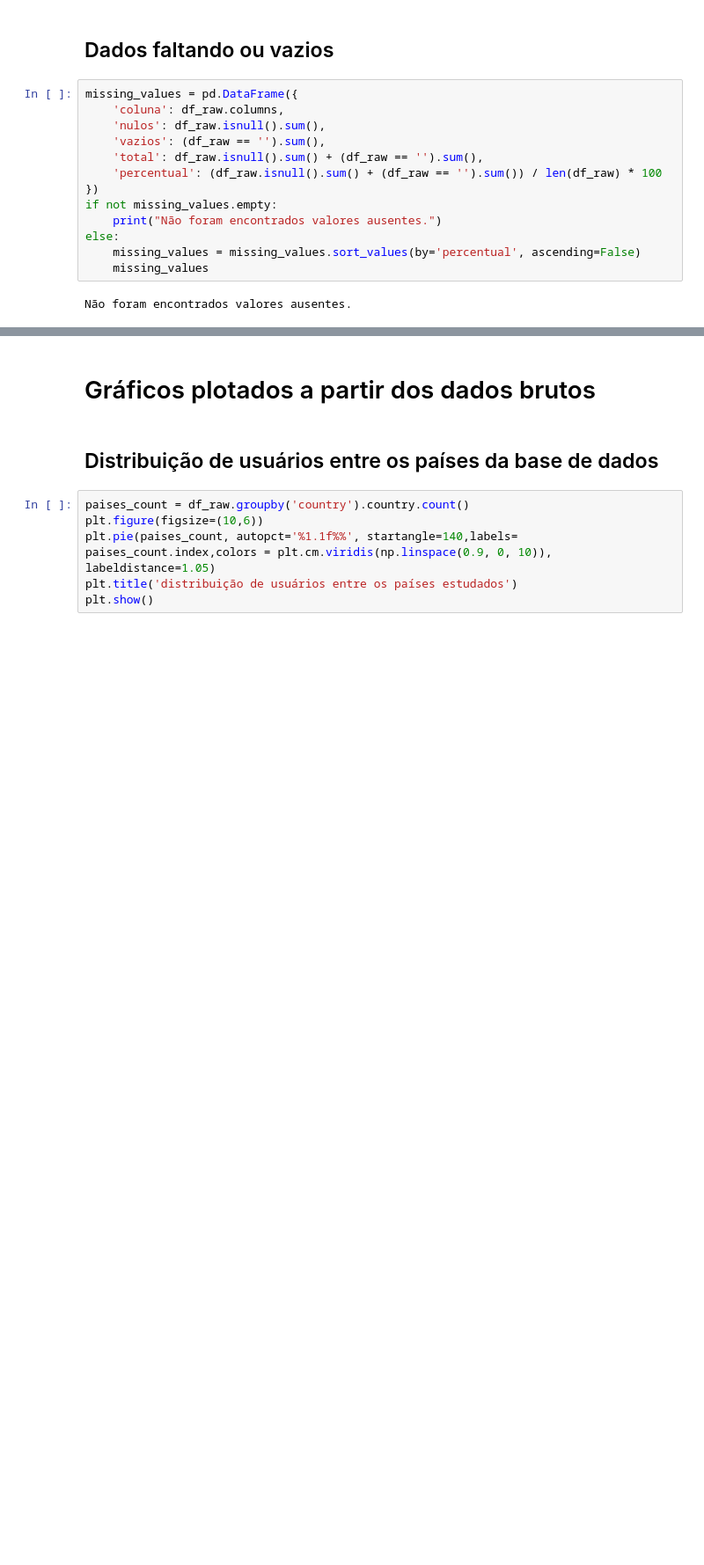
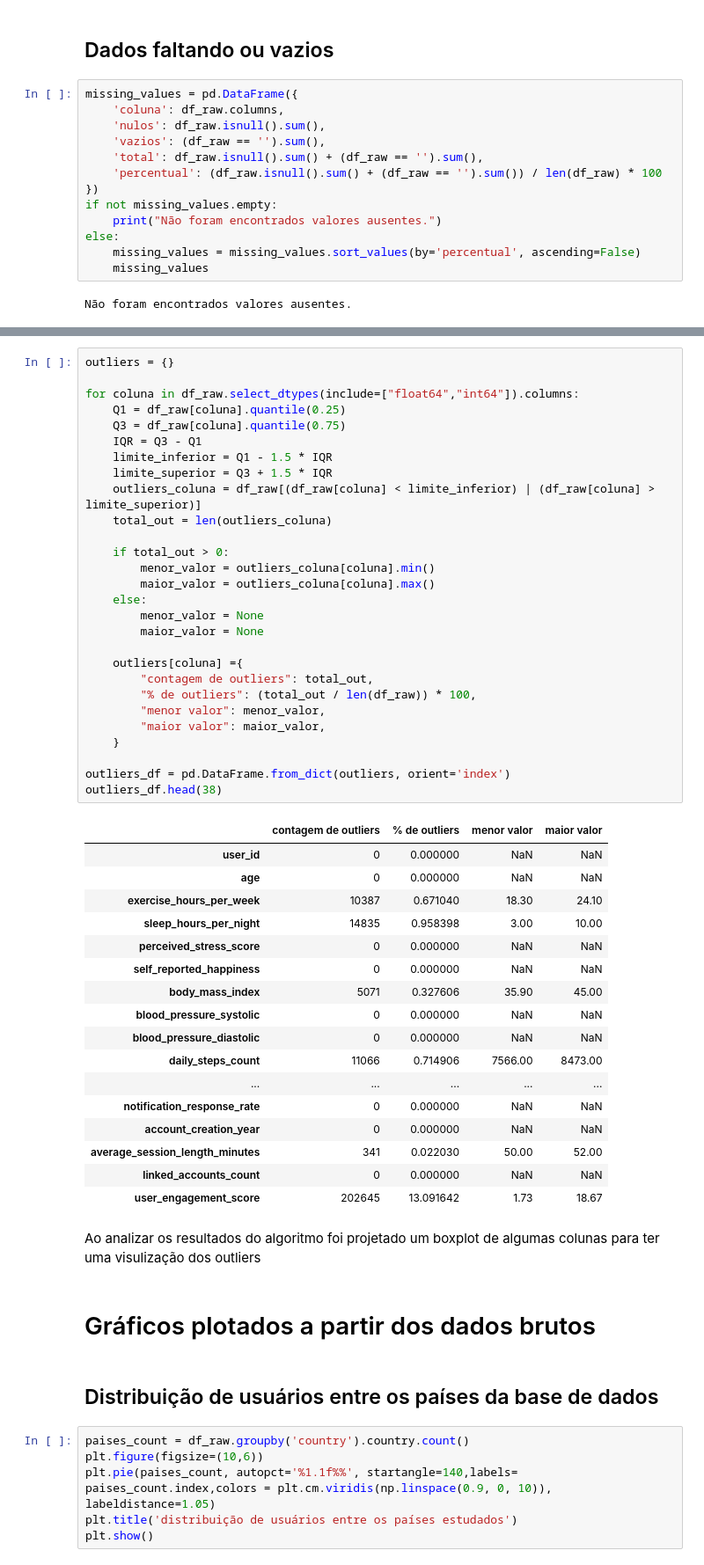
Before and after one commit to H3ytt0r62/SBD2-Social_Media_User_Analysis, a Jupyter notebook: Data layer/Raw/analytcs.ipynb, the cells around one changed output, grey strips where cells are left out. Shown at 88% size. Saved outputs shown, nothing was run; the diff lists cells and outputs as text; blank space fills up the shorter version.

Commit message:
feat/ adição de verificação de outliers

```diff
--- a/Data layer/Raw/analytcs.ipynb
+++ b/Data layer/Raw/analytcs.ipynb
@@ -71,3 +75,51 @@ Não foram encontrados valores ausentes.
+# %%
+outliers = {}
+
+for coluna in df_raw.select_dtypes(include=["float64","int64"]).columns:
+    Q1 = df_raw[coluna].quantile(0.25)
+    Q3 = df_raw[coluna].quantile(0.75)
+    IQR = Q3 - Q1
+    limite_inferior = Q1 - 1.5 * IQR
+    limite_superior = Q3 + 1.5 * IQR
+    outliers_coluna = df_raw[(df_raw[coluna] < limite_inferior) | (df_raw[coluna] > limite_superior)]
+    total_out = len(outliers_coluna)
+
+    if total_out > 0:
+        menor_valor = outliers_coluna[coluna].min()
+        maior_valor = outliers_coluna[coluna].max()
+    else:
+        menor_valor = None
+        maior_valor = None
+
+    outliers[coluna] ={
+        "contagem de outliers": total_out,
+        "% de outliers": (total_out / len(df_raw)) * 100,
+        "menor valor": menor_valor,
+        "maior valor": maior_valor,
+    }
+
+outliers_df = pd.DataFrame.from_dict(outliers, orient='index')
+outliers_df.head(38)
+# %% [output]
+|  | contagem de outliers | % de outliers | menor valor | maior valor |
+| user_id | 0 | 0.000000 | NaN | NaN |
+| age | 0 | 0.000000 | NaN | NaN |
+| exercise_hours_per_week | 10387 | 0.671040 | 18.30 | 24.10 |
+| sleep_hours_per_night | 14835 | 0.958398 | 3.00 | 10.00 |
+| perceived_stress_score | 0 | 0.000000 | NaN | NaN |
+| self_reported_happiness | 0 | 0.000000 | NaN | NaN |
+| body_mass_index | 5071 | 0.327606 | 35.90 | 45.00 |
+| blood_pressure_systolic | 0 | 0.000000 | NaN | NaN |
+| blood_pressure_diastolic | 0 | 0.000000 | NaN | NaN |
+| daily_steps_count | 11066 | 0.714906 | 7566.00 | 8473.00 |
+| ... | ... | ... | ... | ... |
+| notification_response_rate | 0 | 0.000000 | NaN | NaN |
+| account_creation_year | 0 | 0.000000 | NaN | NaN |
+| average_session_length_minutes | 341 | 0.022030 | 50.00 | 52.00 |
+| linked_accounts_count | 0 | 0.000000 | NaN | NaN |
+| user_engagement_score | 202645 | 13.091642 | 1.73 | 18.67 |
+# %% [markdown]
+Ao analizar os resultados do algoritmo foi projetado um boxplot de algumas colunas para ter uma visulização dos outliers
 # %% [markdown]
 # Gráficos plotados a partir dos dados brutos
 # %% [markdown]
```
Also changed, not shown: parts of 2 cells of this notebook.
